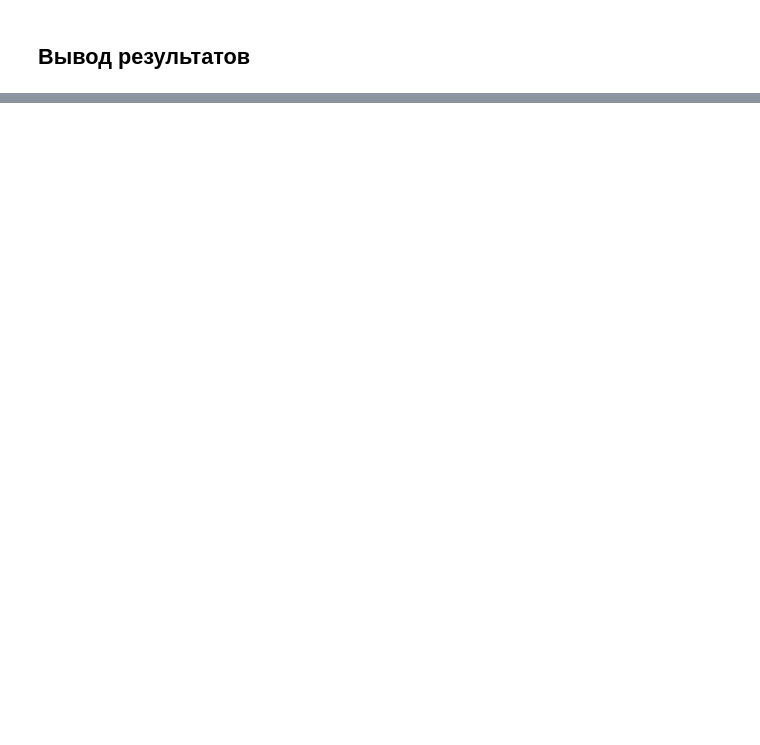
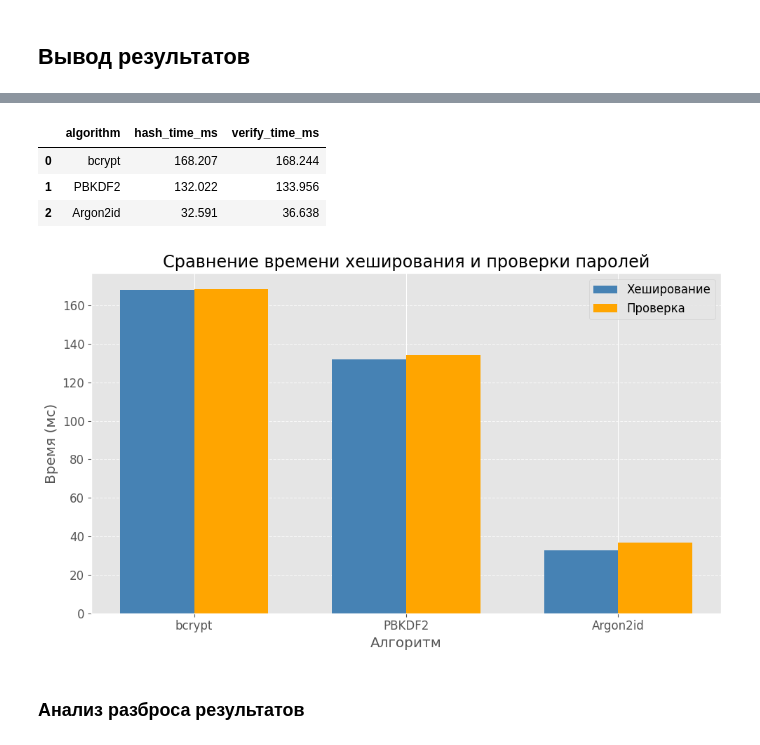
Before and after one commit to mosheadd/KR-NI-02, a Jupyter notebook: experiments/experiment.ipynb, the cells around one changed output, grey strips where cells are left out. Drawn from its saved outputs; the diff is of its cells as text; code cells hidden in the pictures; blank space fills up the shorter version.

```diff
--- a/experiments/experiment.ipynb
+++ b/experiments/experiment.ipynb
@@ -224,0 +324,12 @@ df_pbkdf2
+# %%
+def verify_password(password, stored_hash, algorithm):
+    if algorithm == 'bcrypt':
+        return bcrypt.checkpw(password.encode('utf-8'), stored_hash)
+
+    if algorithm == 'Argon2id':
+        ph = PasswordHasher()
+        return ph.verify(stored_hash, password)
+
+    if algorithm == 'PBKDF2':
+        new_hash = hash_pbkdf2(password, 500000)
+        return hmac.compare_digest(new_hash, stored_hash)
@@ -273,0 +485,57 @@ plt.show()
+# %%
+comparison_results = [
+    {
+        'algorithm': 'bcrypt',
+        'hash_time_ms': df_bcrypt[df_bcrypt['parameter_value'] == 12]['time_ms'].iloc[0]
+    },
+    {
+        'algorithm': 'PBKDF2',
+        'hash_time_ms': df_pbkdf2[df_pbkdf2['parameter_value'] == 500000]['time_ms'].iloc[0]
+    },
+    {
+        'algorithm': 'Argon2id',
+        'hash_time_ms': df_argon2[df_argon2['parameter_value'] == 65536]['time_ms'].iloc[0]
+    }
+]
+
+df_comparison = pd.DataFrame(comparison_results)
+
+df_comparison = df_comparison.merge(df_verification[['algorithm', 'time_ms']], on='algorithm')
+
+df_comparison = df_comparison.rename(columns={'time_ms': 'verify_time_ms'})
+
+df_comparison.to_csv('results/comparison_results.csv', index=False)
+
+df_comparison
+# %% [output]
+|  | algorithm | hash_time_ms | verify_time_ms |
+| 0 | bcrypt | 168.207 | 168.244 |
+| 1 | PBKDF2 | 132.022 | 133.956 |
+| 2 | Argon2id | 32.591 | 36.638 |
+# %%
+x = np.arange(len(df_comparison))
+width = 0.35
+
+fig, ax = plt.subplots(figsize=(10, 6))
+
+ax.bar(x - width / 2, df_comparison['hash_time_ms'],
+       width, color='steelblue', label='Хеширование')
+
+ax.bar(x + width / 2, df_comparison['verify_time_ms'],
+       width, color='orange', label='Проверка')
+
+ax.set_title('Сравнение времени хеширования и проверки паролей')
+ax.set_xlabel('Алгоритм')
+ax.set_ylabel('Время (мс)')
+ax.set_xticks(x)
+ax.set_xticklabels(df_comparison['algorithm'])
+ax.legend()
+ax.grid(True, axis='y', linestyle='--', alpha=0.7)
+
+plt.tight_layout()
+plt.savefig('figures/hash_vs_verify.png', dpi=300)
+plt.show()
+# %% [output]
+[figure, added]
+# %% [markdown]
+### Анализ разброса результатов
```
Also changed, not shown: parts of 23 cells of this notebook, 1 other file.
